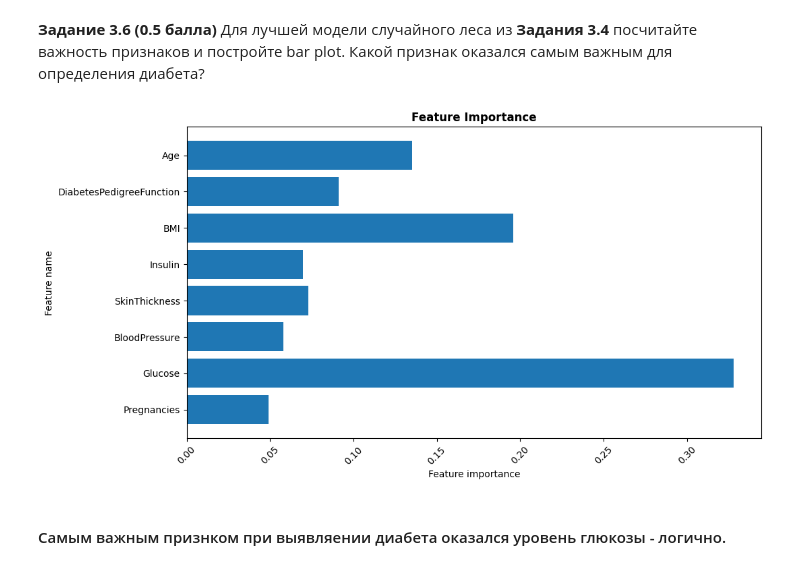
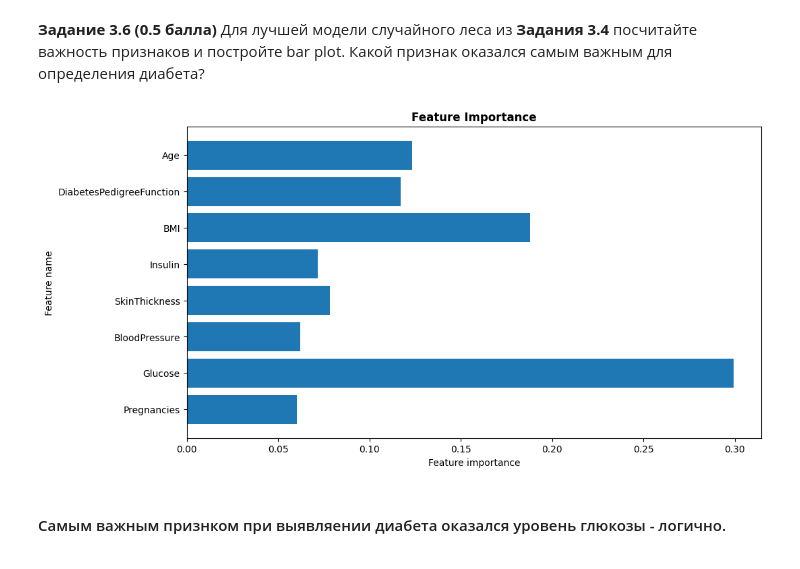
Before and after one commit to mishcum/iad_hse, a Jupyter notebook: homeworks/hw07/hw07_trees_rf_Михаил_Поплевин_БИ4.ipynb, the cells around one changed output. Saved outputs shown, nothing was run; the diff lists cells and outputs as text; code cells hidden in the pictures.

```diff
--- a/homeworks/hw07/hw07_trees_rf.ipynb
+++ b/homeworks/hw07/hw07_trees_rf_Михаил_Поплевин_БИ4.ipynb
@@ -512,11 +509,12 @@ min_samples_leafs = np.arange(1, 30, 1)
 # %%
 from sklearn.metrics import f1_score
+max_depths, min_samples_leafs = np.arange(1, 30, 1), np.arange(1, 30, 1)
 # %%
 best_f1 = -10e10
 best_max_depth, best_min_samples_leaf = None, None
 for max_depth in max_depths:
     for min_samples_leaf in min_samples_leafs:
-        f1 = f1_score(DecisionTreeClassifier(max_depth=max_depth, min_samples_leaf=min_samples_leaf, random_state=123).fit(X_train, y_train).predict(X_train_val), y_train_val)
+        f1 = f1_score(DecisionTreeClassifier(max_depth=max_depth, min_samples_leaf=min_samples_leaf, random_state=123).fit(X_train, y_train).predict(X_train_val), y_train_val, average='binary')
         if f1 > best_f1:
             best_f1 = f1
             best_max_depth = max_depth
@@ -571,7 +569,7 @@ for max_depth in max_depths:
     for min_samples_split in min_samples_splits:
         scores = np.mean((cross_validate(
             RandomForestClassifier(n_estimators=50, max_depth=max_depth, min_samples_split=min_samples_split, n_jobs=-1, random_state=123),
-            X=X_train, y=y_train, scoring='f1', n_jobs=-1, cv=5)['test_score']))
+            X=X_train_val, y=y_train_val, scoring='f1', n_jobs=-1, cv=5)['test_score']))
         if scores > best_score:
             best_score = scores
             best_min_samples_split = min_samples_split
@@ -614,12 +612,11 @@ plt.show()
 # %%
 plt.figure(figsize=(11, 6))
 plt.barh(rf.feature_names_in_, rf.feature_importances_)
 plt.title('Feature Importance', fontweight='bold')
 plt.xlabel('Feature importance')
 plt.ylabel('Feature name')
-plt.xticks(rotation=45)
 plt.show()
 # %% [output]
-[figure, old version]
+[figure, new version]
 # %% [markdown]
 #### Самым важным признком при выявляении диабета оказался уровень глюкозы - логично.
```
Also changed, not shown: parts of 4 cells of this notebook.
